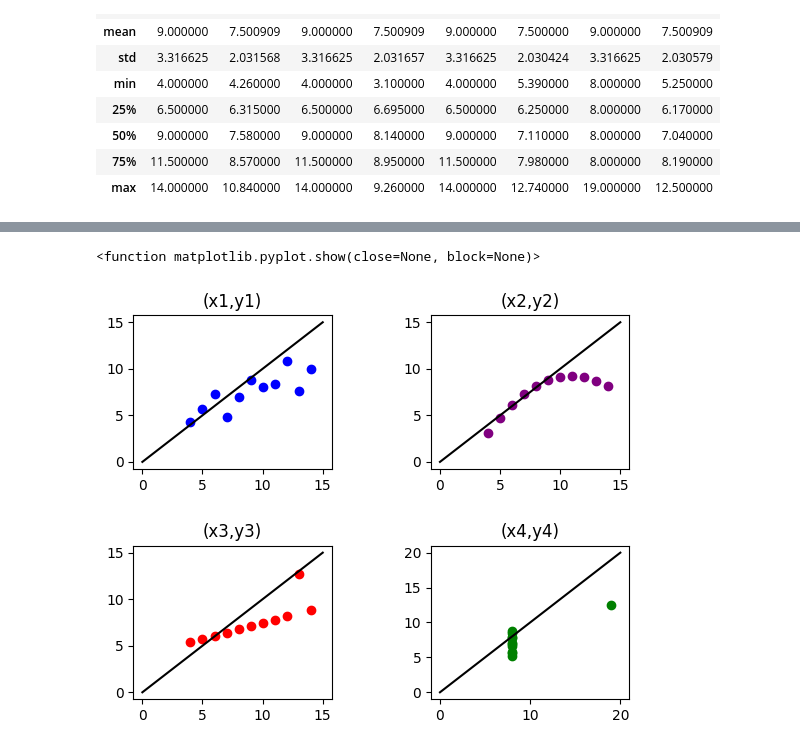
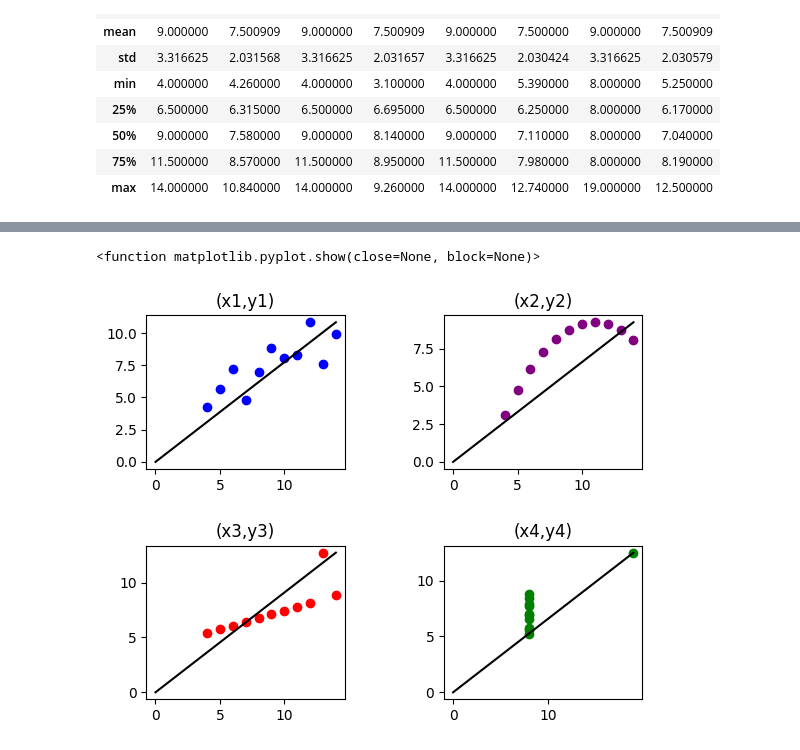
Before and after one commit to Anelawrence/Assignments, a Jupyter notebook: module7_lesson2.ipynb, the cells around one changed output, grey strips where cells are left out. Drawn from its saved outputs; the diff is of its cells as text; code cells hidden in the pictures.

Commit message:
Data Visualization

```diff
--- a/module7_lesson2.ipynb
+++ b/module7_lesson2.ipynb
@@ -39,41 +29,43 @@ df.corr()
 # %%
-x = [0,15]
-y = [0,15]
-
+x = [0,14]
+y = [0,10.84]
 x1 = df['x1']
 y1 = df['y1']
 plt.subplot(2, 2, 1)
 plt.title('(x1,y1)')
 plt.scatter(x1, y1, c ="blue")
 plt.plot(x,y, color = 'black', linestyle = '-')
 
-
+x = [0,14]
+y = [0,9.26]
 x2 = df['x2']
 y2 = df['y2']
 plt.subplot(2, 2, 2)
 plt.title('(x2,y2)')
 plt.scatter(x2, y2, c ="purple")
 plt.plot(x,y, color = 'black', linestyle = '-')
 
+x = [0,14]
+y = [0,12.74]
 x3 = df['x3']
 y3 = df['y3']
 plt.subplot(2, 2, 3)
 plt.title('(x3,y3)')
 plt.scatter(x3, y3, c ="red")
 plt.plot(x,y, color = 'black', linestyle = '-')
 
-x = [0,20]
-y = [0,20]
+x = [0,19]
+y = [0,12.5]
 x4 = df['x4']
 y4 = df['y4']
 plt.subplot(2, 2, 4)
 plt.title('(x4,y4)')
 plt.scatter(x4, y4, c ="green")
 plt.plot(x,y, color = 'black', linestyle = '-')
 
 plt.subplots_adjust(wspace=0.5, hspace=0.5, bottom=0.1, top=0.9)
 plt.show
 # %% [output]
 <function matplotlib.pyplot.show(close=None, block=None)>
-[figure, old version]
+[figure, new version]
 # %%
```
Also changed, not shown: parts of 3 cells of this notebook.
